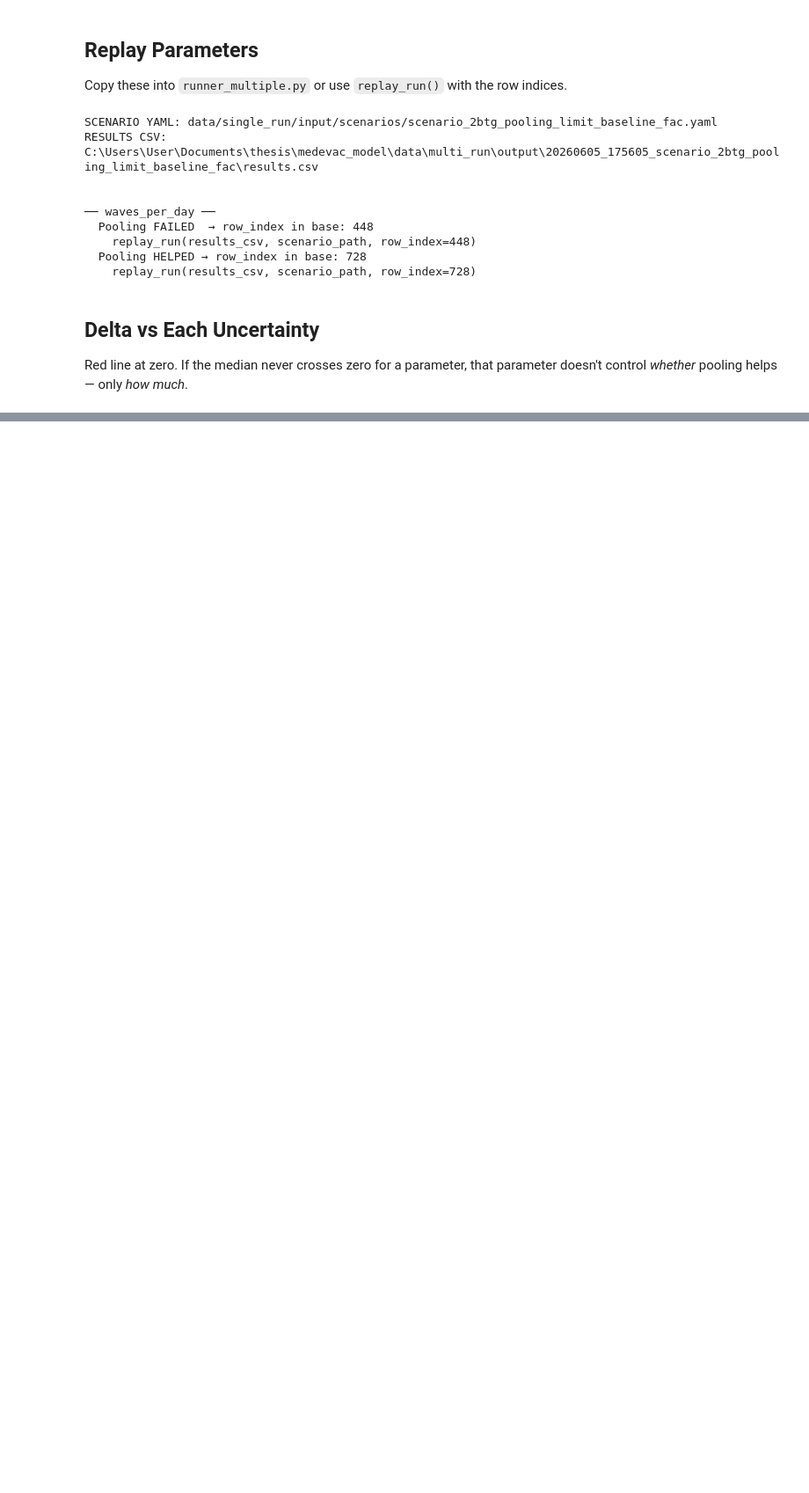
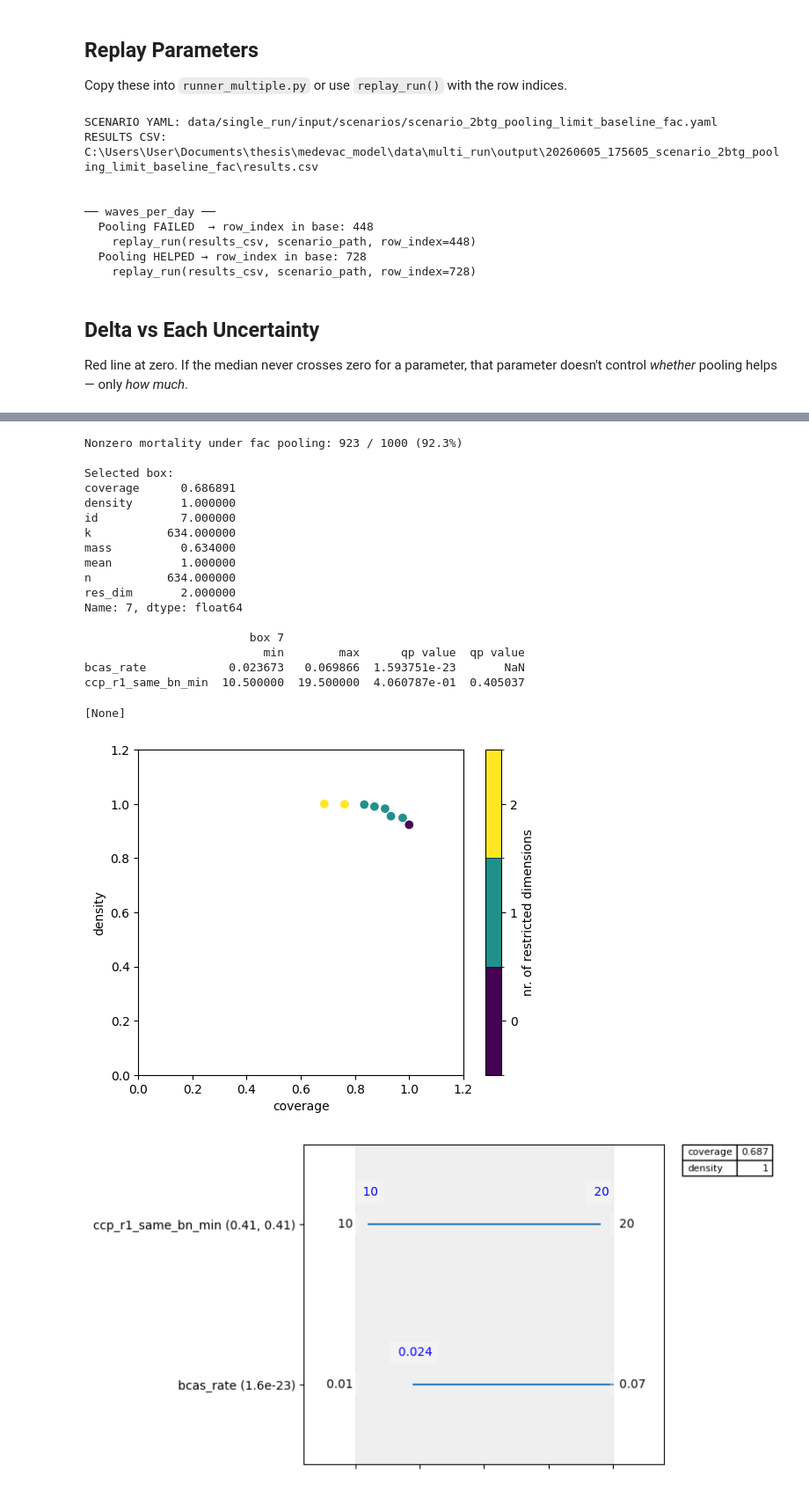
Before and after one commit to EliaTaverna/MENS---Medical-Evacuation-Network-Simulator, a Jupyter notebook: analysis_notebooks/multi_run_analysis/outcome_vs_uncertainty/phase_1_(1rq)/2_btg/prim_pooling_demand_pattern_fac.ipynb, the cells around one changed output, grey strips where cells are left out. Shown at 88% size. Saved outputs shown, nothing was run; the diff lists cells and outputs as text; code cells hidden in the pictures; blank space fills up the shorter version.

```diff
--- a/analysis_notebooks/multi_run_analysis/outcome_vs_uncertainty/phase_1_(1rq)/2_btg/prim_pooling_demand_pattern_fac.ipynb
+++ b/analysis_notebooks/multi_run_analysis/outcome_vs_uncertainty/phase_1_(1rq)/2_btg/prim_pooling_demand_pattern_fac.ipynb
@@ -342,0 +352,33 @@ Red line at zero. If the median never crosses zero for a parameter, that paramet
+# %%
+x_pool = pool[UNCERTAINTIES].astype(float)
+y_pool_mort = pool[OUTCOME].values > 0
+
+print(f"Nonzero mortality under fac pooling: {y_pool_mort.sum()} / {len(y_pool_mort)} ({y_pool_mort.mean():.1%})")
+
+p_pool = prim.Prim(x_pool, y_pool_mort, threshold=0.5)
+box_pool = p_pool.find_box()
+box_pool.show_tradeoff()
+print("\nSelected box:")
+box_pool.inspect(style="graph")
+box_pool.inspect()
+# %% [output]
+Nonzero mortality under fac pooling: 923 / 1000 (92.3%)
+
+Selected box:
+coverage      0.686891
+density       1.000000
+id            7.000000
+k           634.000000
+mass          0.634000
+mean          1.000000
+n           634.000000
+res_dim       2.000000
+Name: 7, dtype: float64
+
+                        box 7
+                          min        max      qp value  qp value
+bcas_rate            0.023673   0.069866  1.593751e-23       NaN
+ccp_r1_same_bn_min  10.500000  19.500000  4.060787e-01  0.405037
+[None]
+[figure, added]
+[figure, added]
```
Also changed, not shown: parts of 2 cells of this notebook, 6 other files.
